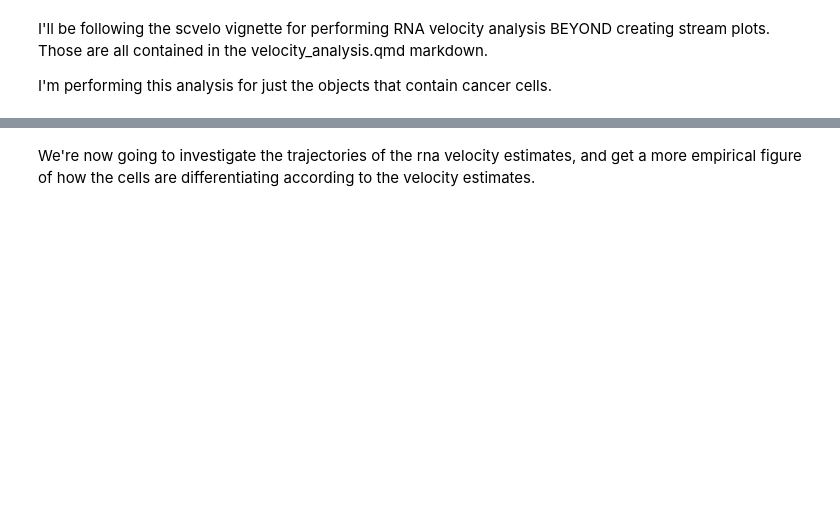
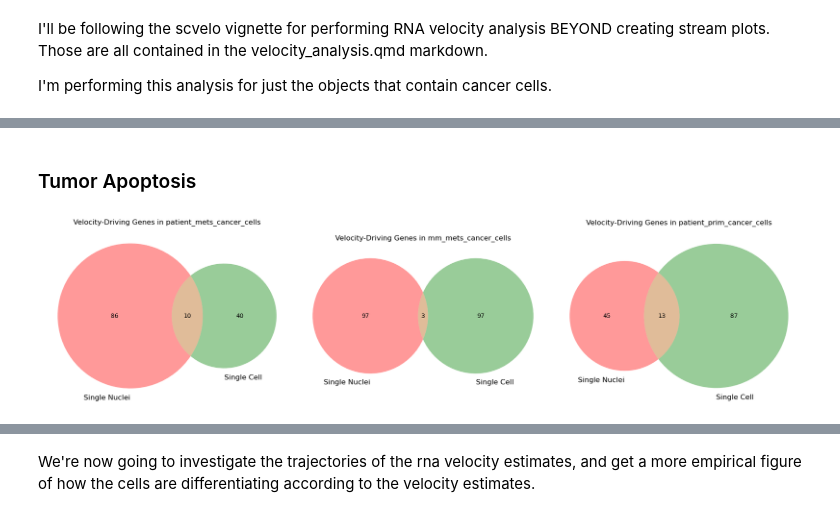
Before and after one commit to kidcancerlab/Osteo_atlas, a Jupyter notebook: get_velocity_genes.ipynb, the cells around one changed output, grey strips where cells are left out. Drawn from its saved outputs; the diff is of its cells as text; code cells hidden in the pictures; blank space fills up the shorter version.

Commit message:
looking at drivers of velocity analysis

```diff
--- a/get_velocity_genes.ipynb
+++ b/get_velocity_genes.ipynb
@@ -16,7 +17,10 @@ I'll be following the scvelo vignette for performing RNA velocity analysis BEYON
 
 I'm performing this analysis for just the objects that contain cancer cells.
 # %%
-ob_names = os.listdir("loom_output/metadata")
-ob_names = list(filter(lambda x:"cancer" in x, ob_names))
-ob_names = list(filter(lambda x:"dogs_mets_cancer_cells" != x, ob_names))
+sc_obs = ['mm_mets_cancer_cells', 'patient_mets_cancer_cells', 'mm_prim_cancer_cells', 'patient_prim_cancer_cells', 'dogs_prim_cancer_cells']
+sn_obs = ['mm_mets_cancer_cells', 'patient_mets_cancer_cells', 'dogs_mets_cancer_cells', 'patient_prim_cancer_cells']
+# os.makedirs("loom_output/split_ad/sc")
+# os.makedirs("loom_output/split_ad/sn")
+# os.makedirs("figures/scvelo/split_methods/sc")
+# os.makedirs("figures/scvelo/split_methods/sn")
 # %% [markdown]
@@ -67,0 +62,11 @@ scv.pl.scatter(ob_list["patient_mets_cancer_cells"], c = keys, perc = [5, 95], b
+# %%
+sc_velo_genes = dict()
+sc_ob_dict = dict()
+# get velocity-driving genes
+for ob in sc_obs:
+    tmp = anndata.read("loom_output/split_ad/sc/" + ob + ".ad")
+    sc_ob_dict[ob] = tmp
+    scv.tl.rank_velocity_genes(tmp, groupby = "Ann_Level3", min_corr = 0.3)
+    rank_genes = tmp.uns["rank_velocity_genes"]
+    df = pd.DataFrame(tmp.uns["rank_velocity_genes"]["names"])
+    sc_velo_genes[ob] = df
@@ -67,0 +98,33 @@ scv.pl.scatter(ob_list["patient_mets_cancer_cells"], c = keys, perc = [5, 95], b
+# %% [markdown]
+### Tumor Apoptosis
+# %%
+sc_obs = list(sc_velo_genes.keys())
+sn_obs = list(sn_velo_genes.keys())
+
+like_keys = set(sc_obs) & set(sn_obs)
+like_keys
+
+num_venns = len(like_keys)
+# #set subplot layout
+# cols = 3
+# rows = 1
+# fig, axes = plt.subplots(rows, cols, figsize = (cols * 6, rows * 5))
+
+def velo_venn(cell_type):
+    #set subplot layout
+    cols = 3
+    rows = 1
+    fig, axes = plt.subplots(rows, cols, figsize = (cols * 6, rows * 5))
+    for i, ob in enumerate(like_keys):
+        # just get genes from tumor apoptosis; they're all the same across the tumor types
+        sn_genes = sn_velo_genes[ob][cell_type]
+        sc_genes = sc_velo_genes[ob][cell_type]
+        ax = axes[i]
+        venn2([set(sn_genes), set(sc_genes)], set_labels = ("Single Nuclei", "Single Cell"), ax = ax)
+        ax.set_title(f"Velocity-Driving Genes in {ob}")
+    plt.tight_layout()
+    plt.show()
+
+velo_venn("Tumor_Apoptosis")
+# %% [output]
+[figure, added]
```
Also changed, not shown: parts of 29 cells of this notebook, 2 other files.
